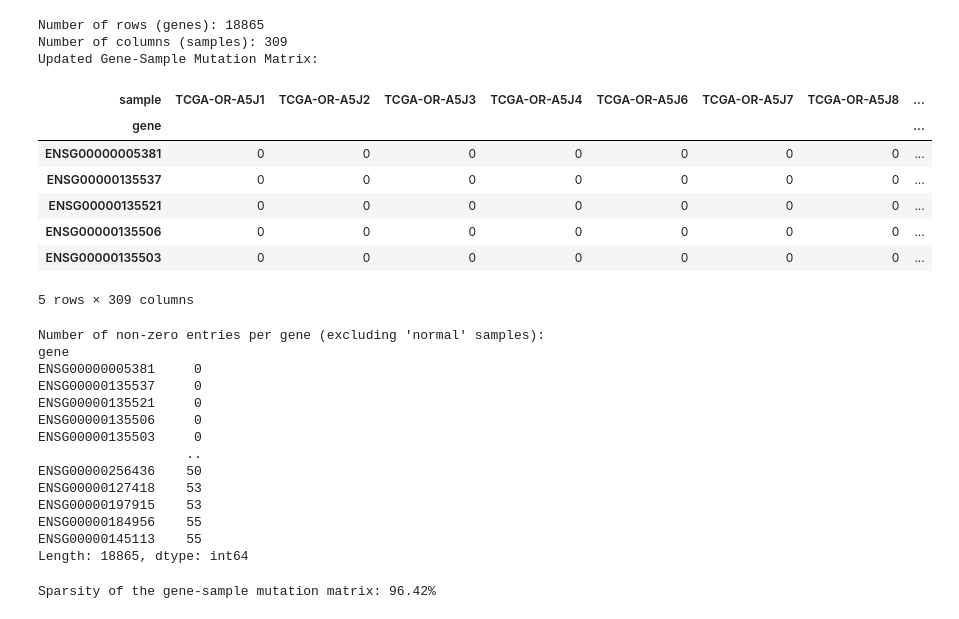
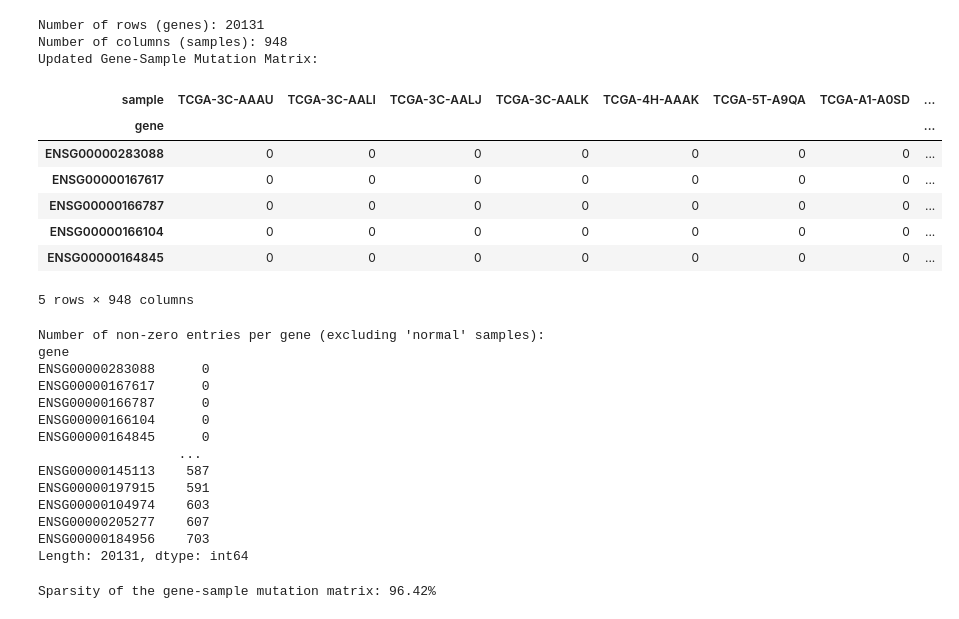
Before and after one commit to RitvikPrabhu/FugakuCarcinogenisis, a Jupyter notebook: data/TestNotebook.ipynb, the cells around one changed output. Drawn from its saved outputs; the diff is of its cells as text; code cells hidden in the pictures.

```diff
--- a/data/TestNotebook.ipynb
+++ b/data/TestNotebook.ipynb
@@ -3,48 +3,48 @@ import pandas as pd
 import numpy as np
 import matplotlib.pyplot as plt
 # %%
-gene_sample_file = "ACC.combinedData_sorted.txt"
+gene_sample_file = "BRCA.combinedData.txt"
 
 gene_sample_df = pd.read_csv(
     gene_sample_file,
     sep="\s+",
     header=None,
     names=["row", "column", "mutation", "gene", "sample"],
     skiprows=1
 )
 
 # Extract the original order of samples and genes
 sample_order = gene_sample_df['sample'].drop_duplicates().tolist()
 gene_order = gene_sample_df['gene'].drop_duplicates().tolist()
 
 gene_sample_pivot = gene_sample_df.pivot_table(
     index="gene",
     columns="sample",
     values="mutation",
     aggfunc='first',
     fill_value=0
 )
 
 gene_sample_pivot = gene_sample_pivot.reindex(index=gene_order, columns=sample_order)
 
 # Display the results
 print("Number of rows (genes):", gene_sample_pivot.shape[0])
 print("Number of columns (samples):", gene_sample_pivot.shape[1])
 
 print("Updated Gene-Sample Mutation Matrix:")
 gene_sample_pivot.head()
 # %% [output]
-Number of rows (genes): 18865
-Number of columns (samples): 309
+Number of rows (genes): 20131
+Number of columns (samples): 948
 Updated Gene-Sample Mutation Matrix:
-| sample | TCGA-OR-A5J1 | TCGA-OR-A5J2 | TCGA-OR-A5J3 | TCGA-OR-A5J4 | TCGA-OR-A5J6 | TCGA-OR-A5J7 | TCGA-OR-A5J8 | ... |
+| sample | TCGA-3C-AAAU | TCGA-3C-AALI | TCGA-3C-AALJ | TCGA-3C-AALK | TCGA-4H-AAAK | TCGA-5T-A9QA | TCGA-A1-A0SD | ... |
 | gene |  |  |  |  |  |  |  | ... |
-| ENSG00000005381 | 0 | 0 | 0 | 0 | 0 | 0 | 0 | ... |
-| ENSG00000135537 | 0 | 0 | 0 | 0 | 0 | 0 | 0 | ... |
-| ENSG00000135521 | 0 | 0 | 0 | 0 | 0 | 0 | 0 | ... |
-| ENSG00000135506 | 0 | 0 | 0 | 0 | 0 | 0 | 0 | ... |
-| ENSG00000135503 | 0 | 0 | 0 | 0 | 0 | 0 | 0 | ... |
+| ENSG00000283088 | 0 | 0 | 0 | 0 | 0 | 0 | 0 | ... |
+| ENSG00000167617 | 0 | 0 | 0 | 0 | 0 | 0 | 0 | ... |
+| ENSG00000166787 | 0 | 0 | 0 | 0 | 0 | 0 | 0 | ... |
+| ENSG00000166104 | 0 | 0 | 0 | 0 | 0 | 0 | 0 | ... |
+| ENSG00000164845 | 0 | 0 | 0 | 0 | 0 | 0 | 0 | ... |
-5 rows × 309 columns
+5 rows × 948 columns
 # %%
 non_normal_columns = [col for col in gene_sample_pivot.columns if col.startswith('TCGA')]
 non_zero_counts_per_row = (gene_sample_pivot[non_normal_columns] != 0).sum(axis=1)
@@ -53,18 +53,18 @@ print(non_zero_counts_per_row)
 # %% [output]
 Number of non-zero entries per gene (excluding 'normal' samples):
 gene
-ENSG00000005381     0
-ENSG00000135537     0
-ENSG00000135521     0
-ENSG00000135506     0
-ENSG00000135503     0
-                   ..
-ENSG00000256436    50
-ENSG00000127418    53
-ENSG00000197915    53
-ENSG00000184956    55
-ENSG00000145113    55
-Length: 18865, dtype: int64
+ENSG00000283088      0
+ENSG00000167617      0
+ENSG00000166787      0
+ENSG00000166104      0
+ENSG00000164845      0
+                  ...
+ENSG00000145113    587
+ENSG00000197915    591
+ENSG00000104974    603
+ENSG00000205277    607
+ENSG00000184956    703
+Length: 20131, dtype: int64
 # %%
 # Calculate total entries in the matrix
 total_entries = gene_sample_pivot.size
```
Also changed, not shown: parts of 3 cells of this notebook, 11 other files.
